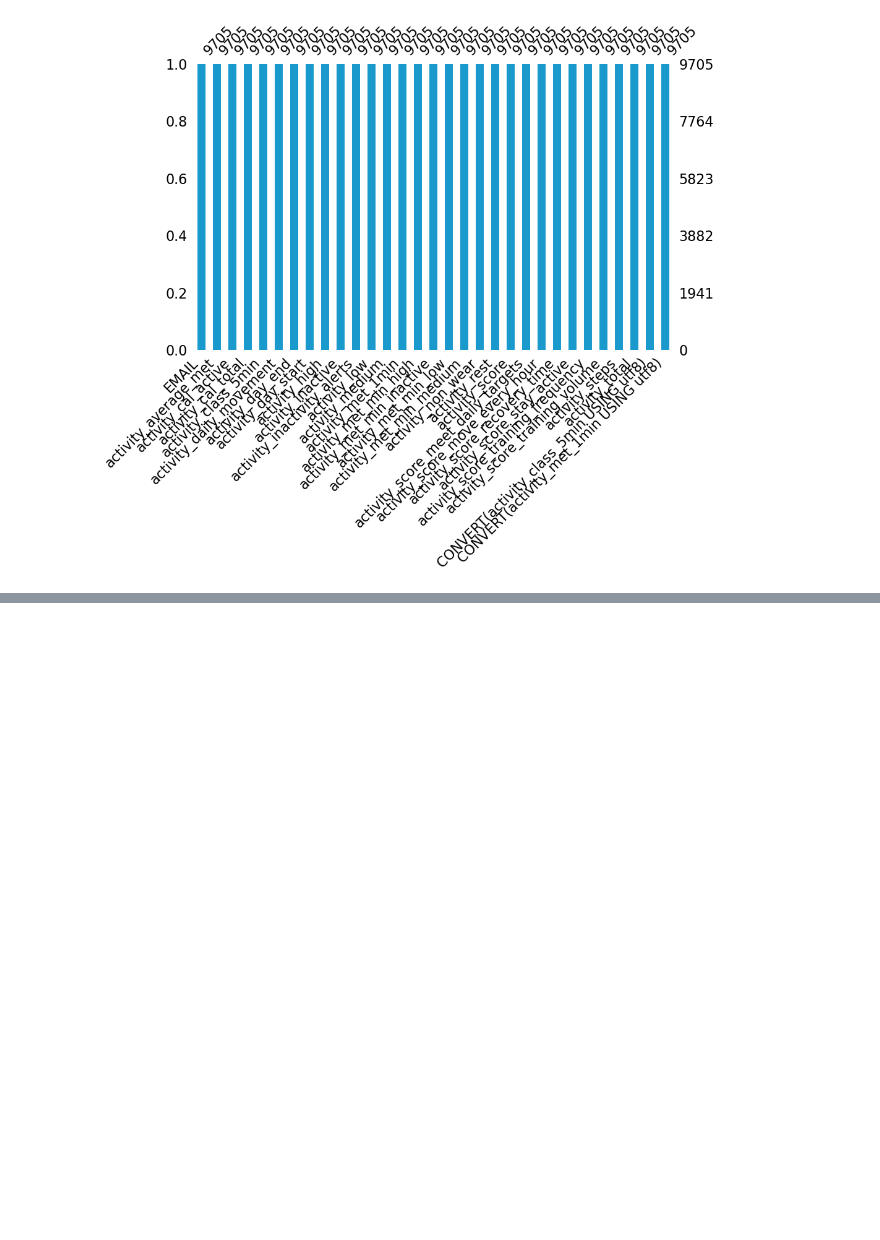
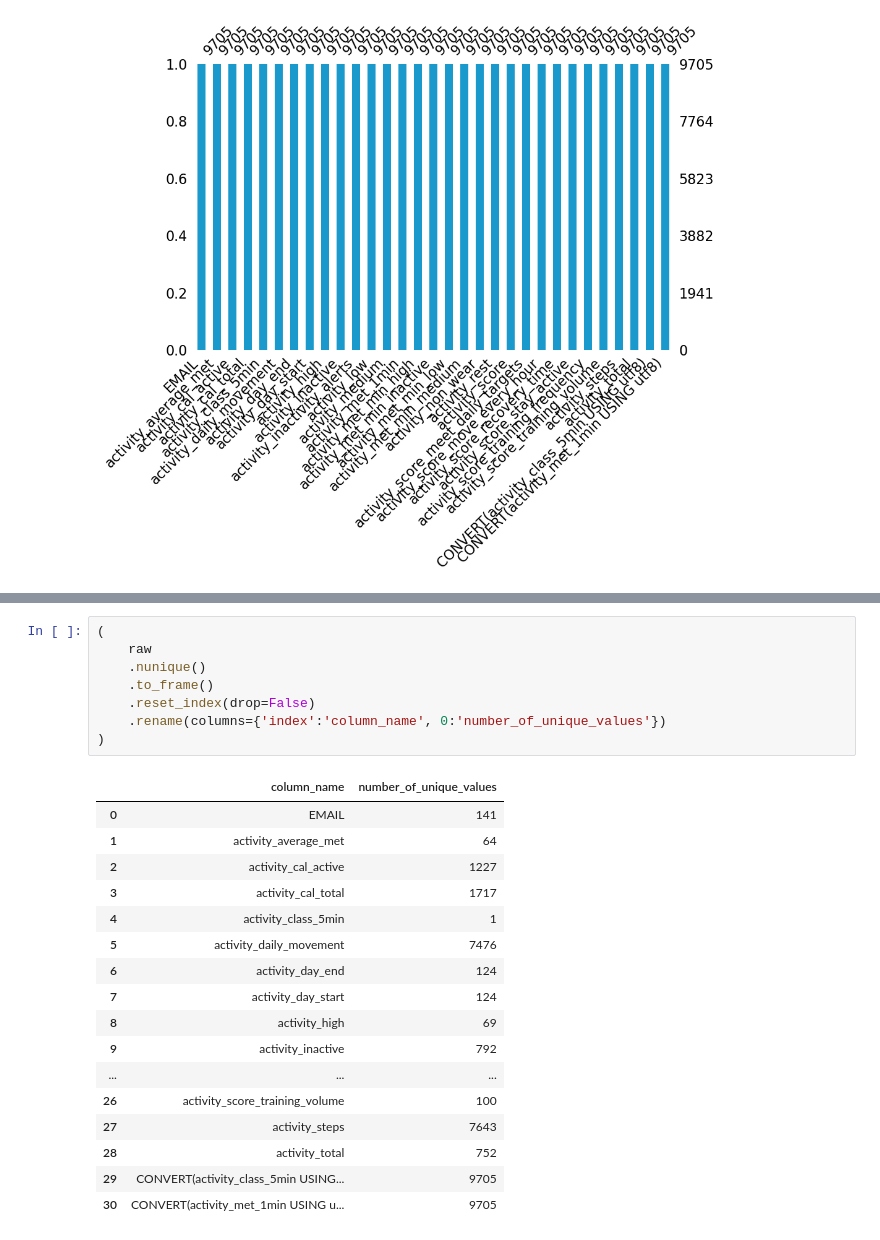
Before and after one commit to SeHwanYoo/analyze_dementia, a Jupyter notebook: EDA.ipynb, the cells around one changed output, grey strips where cells are left out. Cells and saved outputs as stored; diff of their text form; blank space fills up the shorter version.

```diff
--- a/EDA.ipynb
+++ b/EDA.ipynb
@@ -70,0 +138,26 @@ msno.bar(df=raw, color=(0.1, 0.6, 0.8), figsize=(10, 6))
+# %%
+(
+    raw
+    .nunique()
+    .to_frame()
+    .reset_index(drop=False)
+    .rename(columns={'index':'column_name', 0:'number_of_unique_values'})
+)
+# %% [output]
+|  | column_name | number_of_unique_values |
+| 0 | EMAIL | 141 |
+| 1 | activity_average_met | 64 |
+| 2 | activity_cal_active | 1227 |
+| 3 | activity_cal_total | 1717 |
+| 4 | activity_class_5min | 1 |
+| 5 | activity_daily_movement | 7476 |
+| 6 | activity_day_end | 124 |
+| 7 | activity_day_start | 124 |
+| 8 | activity_high | 69 |
+| 9 | activity_inactive | 792 |
+| ... | ... | ... |
+| 26 | activity_score_training_volume | 100 |
+| 27 | activity_steps | 7643 |
+| 28 | activity_total | 752 |
+| 29 | CONVERT(activity_class_5min USING... | 9705 |
+| 30 | CONVERT(activity_met_1min USING u... | 9705 |
```
Also changed, not shown: parts of 11 cells of this notebook.
